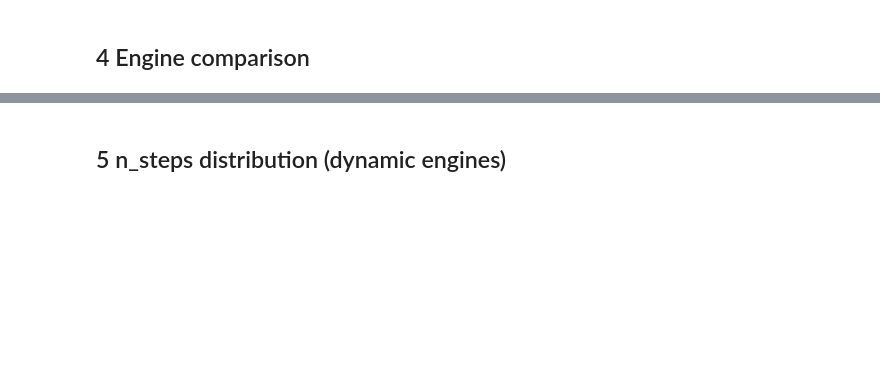
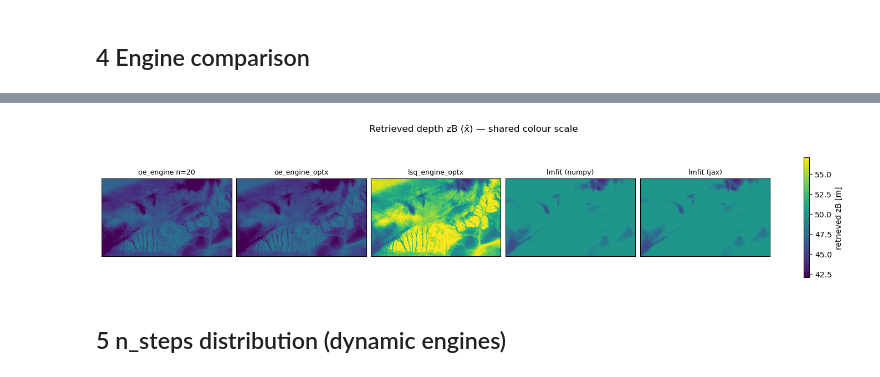
Before and after one commit to CMLandOcean/bio_optics, a Jupyter notebook: notebooks/20_engine_benchmark.ipynb, the cells around one changed output, grey strips where cells are left out. Saved outputs shown, nothing was run; the diff lists cells and outputs as text; code cells hidden in the pictures; blank space fills up the shorter version.

```diff
--- a/notebooks/20_engine_benchmark.ipynb
+++ b/notebooks/20_engine_benchmark.ipynb
@@ -139,7 +141,9 @@ from bio_optics.helper import resampling
 
 # All precomputable arrays from albert_mobley.forward — fixed-param spectral shapes
 # computed once here, baked in via functools.partial so every TRF eval pays zero cost.
-# a_res / bb_res are NOT precomputable (depend on C_0..C_Mie which vary per pixel).
+# bb_w and n2 are taken from the JAX forward (morel bb_w via pre['bb_w']; scalar
+# n2=1.33) so lmfit fits the *identical* forward model as the JAX engines — a fair
+# comparison. (Default numpy uses resample_bb_w + spectral resample_n, which differ.)
 _S         = float(params['S'].value)
 _S_NAP     = float(params['S_NAP'].value)
 _lambda_0  = float(params['lambda_0'].value)
@@ -152,10 +156,9 @@ _pre_np = dict(
     da_w_div_dT_res = resampling.resample_da_w_div_dT(wavelengths),
     a_i_spec_res    = resampling.resample_a_i_spec(wavelengths),
     b_phy_norm_res  = resampling.resample_b_phy_norm(wavelengths),
-    bb_w_res        = resampling.resample_bb_w(wavelengths),
+    bb_w_res        = np.array(pre['bb_w']),   # match JAX forward (morel), not resample_bb_w
     R_b_i_res       = resampling.resample_R_b_i(wavelengths),
-    n2_res          = resampling.resample_n(wavelengths),
-    # derived from fixed params — same cost as above but saves per-call recomputation
+    n2_res          = None,                     # match JAX forward (scalar n2=1.33), not spectral
     a_Y_N_res       = np.exp(-_S     * (wavelengths - _lambda_0)),
     a_NAP_N_res     = np.exp(-_S_NAP * (wavelengths - _lambda_0)),
     b_X_norm_res    = np.ones(len(wavelengths)) * _b_X_nf,
@@ -170,7 +173,7 @@ setup_lmfit_np = lmfit_engine.build_inversion(
     method='least_squares', max_nfev=MAX_NFEV,
 )
 
-# --- version B: JAX-jitted forward (flat-vector, per-call dispatch overhead) --
+# --- version B: JAX-jitted forward (flat-vector, per-call dispatch overhead) ---
 _f_jit = jax.jit(f_vec)
 
 def forward_func_jax(p, wl):
@@ -184,4 +187,5 @@ setup_lmfit_jax = lmfit_engine.build_inversion(
     method='least_squares', max_nfev=MAX_NFEV,
 )
 
-print('lmfit setups done (np + jax)')
+print(f'lmfit np  fit_names: {setup_lmfit_np.fit_names}')
+print(f'lmfit jax fit_names: {setup_lmfit_jax.fit_names}')
@@ -325,0 +344,55 @@ for eng, tc, t, med, p99, sat, chi2 in rows:
+# %%
+# Maps show the retrieved depth zB (x_hat). chi2_spectral still needs ŷ, so it is rebuilt
+# from each engine's zB via the SHARED JAX forward, making chi2_spectral = mean((Rrs-ŷ)^2)
+# comparable across engines (identical forward; differs only by the retrieved zB).
+zb_idx     = param_names.index('zB')
+P          = len(param_names)
+x_prior_np = np.array(x_prior, dtype=np.float64)
+_yhat_fn   = jax.jit(jax.vmap(f_vec))   # compiled once, reused for all engines
+
+def _zb_map(res):
+    zb = np.asarray(res['x_hat'])
+    return zb[..., 0] if zb.ndim == 3 else zb        # (n_rows, n_cols) physical zB [m]
+
+def _yhat_from_zb(zb):
+    full = np.tile(x_prior_np, (*zb.shape, 1))
+    full[..., zb_idx] = zb
+    yh   = np.array(_yhat_fn(jnp.asarray(full.reshape(-1, P), dtype=jnp.float64)))
+    return yh.reshape(*zb.shape, n_obs)
+
+engines = [
+    (f'oe_engine n={N_ITER}', res_oe,        t_oe,        chi2_oe),
+    ('oe_engine_optx',        res_oe_optx,   t_oe_optx,   chi2_oe_optx),
+    ('lsq_engine_optx',       res_lsq,       t_lsq,       chi2_lsq),
+    ('lmfit (numpy)',         res_lmfit_np,  t_lmfit_np,  chi2_lmfit_np),
+    ('lmfit (jax)',           res_lmfit_jax, t_lmfit_jax, chi2_lmfit_jax),
+]
+zbs = {name: _zb_map(res) for name, res, _, _ in engines}
+
+# --- metric table: retrieved zB + engine-reported chi2 vs uniform chi2_spectral ------
+print(f'{"engine":<22} {"run_s":>7} {"zB_med":>7} {"chi2(rep)":>10} {"chi2_spec":>11} {"chi2_norm":>10}')
+print('-' * 72)
+for name, res, t, chi2_rep in engines:
+    zb       = zbs[name]
+    resid    = Rrs_image - _yhat_from_zb(zb)             # (n_rows, n_cols, n_obs)
+    chi2_sp  = float(np.nanmedian(np.mean(resid**2, axis=-1)))
+    chi2_nrm = chi2_sp / NOISE**2                        # uniform noise-normalised
+    print(f'{name:<22} {t:>7.1f} {np.nanmedian(zb):>7.2f} {chi2_rep:>10.4g} {chi2_sp:>11.2e} {chi2_nrm:>10.3f}')
+print('\nchi2(rep) = engine-reported (lmfit = raw SSR; oe/lsq = noise-norm) — NOT comparable.')
+print('chi2_spec = mean((Rrs-ŷ)^2);  chi2_norm = chi2_spec / NOISE^2 — both uniform & comparable.')
+print('Sanity: chi2_norm ≈ chi2(rep) for oe/lsq;  chi2(rep)_lmfit ≈ n_obs · chi2_spec.')
+
+# --- retrieved zB (x_hat) maps side by side, shared colour scale ---------------------
+zb_all     = np.concatenate([zb[np.isfinite(zb)].ravel() for zb in zbs.values()])
+vmin, vmax = np.nanpercentile(zb_all, [2, 98])
+
+fig, axes = plt.subplots(1, len(engines), figsize=(2.7 * len(engines), 3.2),
+                         constrained_layout=True)
+for ax, (name, *_) in zip(axes, engines):
+    im = ax.imshow(zbs[name], vmin=vmin, vmax=vmax, cmap='viridis')
+    ax.set_title(name, fontsize=9)
+    ax.set_xticks([]); ax.set_yticks([])
+fig.colorbar(im, ax=axes, shrink=0.75, label='retrieved zB [m]')
+fig.suptitle('Retrieved depth zB (x̂) — shared colour scale', fontsize=12)
+plt.show()
+# %% [output]
@@ -326,3 +410,4 @@ for eng, tc, t, med, p99, sat, chi2 in rows:
+[figure, added]
 # %% [markdown]
 ## 5  n_steps distribution (dynamic engines)
 # %%
```
Also changed, not shown: parts of 24 cells of this notebook, 2 other files.
